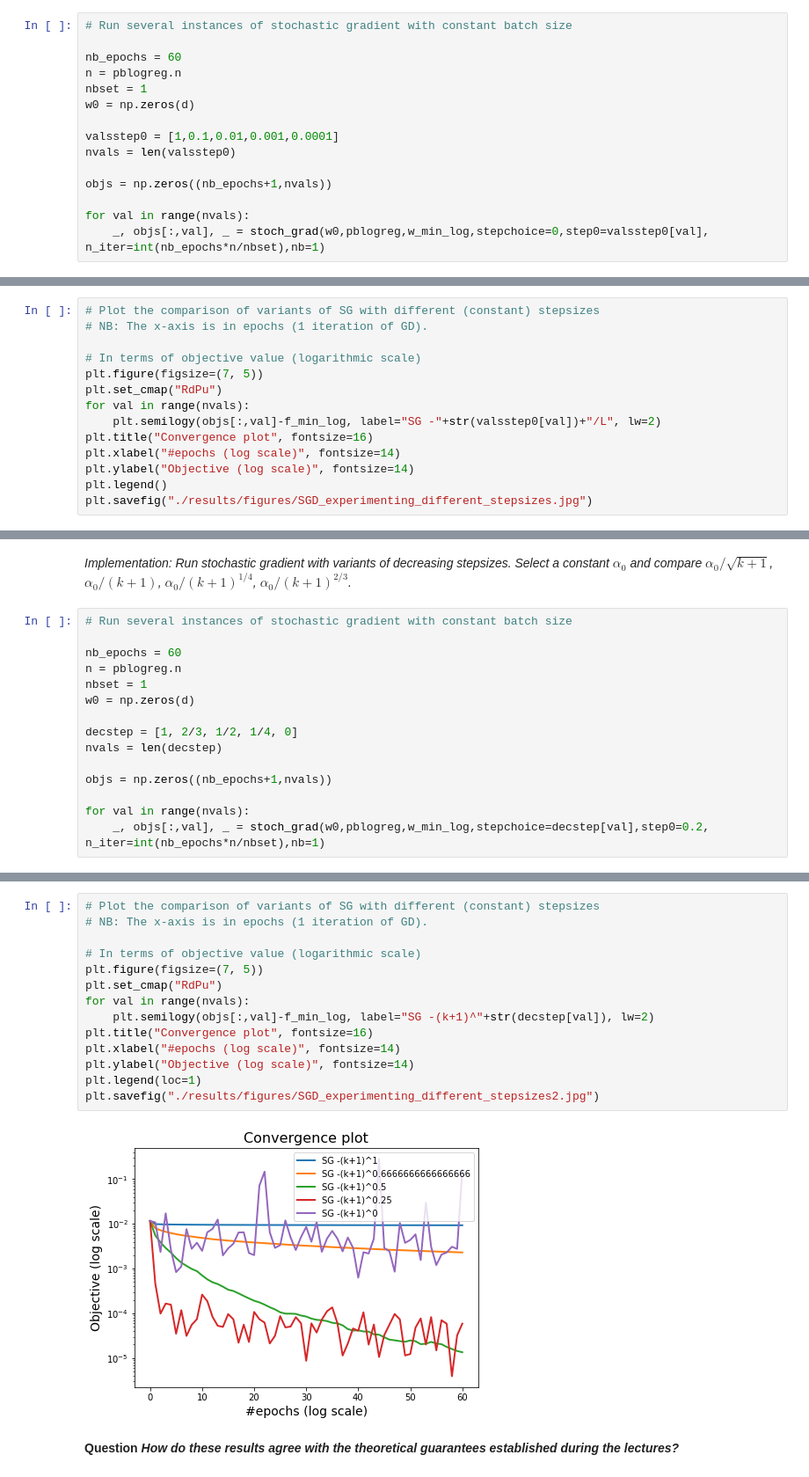
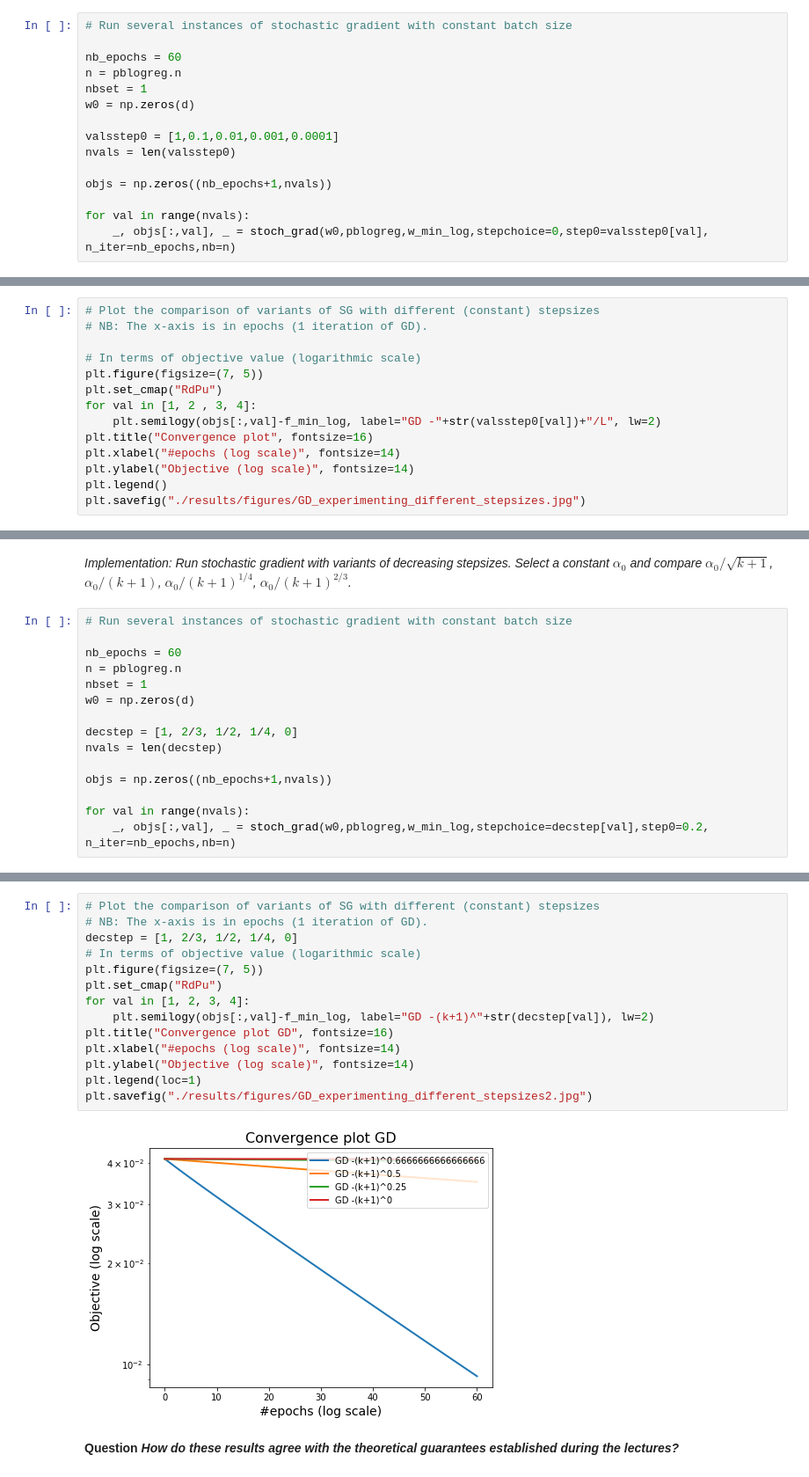
Before and after one commit to rsena-felipe/optimization_project, a Jupyter notebook: SG01.ipynb, the cells around one changed output, grey strips where cells are left out. Shown at 88% size. Saved outputs shown, nothing was run; the diff lists cells and outputs as text.

```diff
--- a/SG01.ipynb
+++ b/SG01.ipynb
@@ -557,5 +556,5 @@ nvals = len(valsstep0)
 objs = np.zeros((nb_epochs+1,nvals))
 
 for val in range(nvals):
-    _, objs[:,val], _ = stoch_grad(w0,pblogreg,w_min_log,stepchoice=0,step0=valsstep0[val], n_iter=int(nb_epochs*n/nbset),nb=1)
+    _, objs[:,val], _ = stoch_grad(w0,pblogreg,w_min_log,stepchoice=0,step0=valsstep0[val], n_iter=nb_epochs,nb=n)
 # %% [output]
@@ -583,11 +582,11 @@ Stochastic Gradient, batch size= 1 / 10000
 # In terms of objective value (logarithmic scale)
 plt.figure(figsize=(7, 5))
 plt.set_cmap("RdPu")
-for val in range(nvals):
-    plt.semilogy(objs[:,val]-f_min_log, label="SG -"+str(valsstep0[val])+"/L", lw=2)
+for val in [1, 2 , 3, 4]:
+    plt.semilogy(objs[:,val]-f_min_log, label="GD -"+str(valsstep0[val])+"/L", lw=2)
 plt.title("Convergence plot", fontsize=16)
 plt.xlabel("#epochs (log scale)", fontsize=14)
 plt.ylabel("Objective (log scale)", fontsize=14)
 plt.legend()
-plt.savefig("./results/figures/SGD_experimenting_different_stepsizes.jpg")
+plt.savefig("./results/figures/GD_experimenting_different_stepsizes.jpg")
 # %% [output]
@@ -609,5 +608,5 @@ nvals = len(decstep)
 objs = np.zeros((nb_epochs+1,nvals))
 
 for val in range(nvals):
-    _, objs[:,val], _ = stoch_grad(w0,pblogreg,w_min_log,stepchoice=decstep[val],step0=0.2, n_iter=int(nb_epochs*n/nbset),nb=1)
+    _, objs[:,val], _ = stoch_grad(w0,pblogreg,w_min_log,stepchoice=decstep[val],step0=0.2, n_iter=nb_epochs,nb=n)
 # %% [output]
@@ -631,19 +630,19 @@ Stochastic Gradient, batch size= 1 / 1000
 # %%
 # Plot the comparison of variants of SG with different (constant) stepsizes
 # NB: The x-axis is in epochs (1 iteration of GD).
-
+decstep = [1, 2/3, 1/2, 1/4, 0]
 # In terms of objective value (logarithmic scale)
 plt.figure(figsize=(7, 5))
 plt.set_cmap("RdPu")
-for val in range(nvals):
-    plt.semilogy(objs[:,val]-f_min_log, label="SG -(k+1)^"+str(decstep[val]), lw=2)
-plt.title("Convergence plot", fontsize=16)
+for val in [1, 2, 3, 4]:
+    plt.semilogy(objs[:,val]-f_min_log, label="GD -(k+1)^"+str(decstep[val]), lw=2)
+plt.title("Convergence plot GD", fontsize=16)
 plt.xlabel("#epochs (log scale)", fontsize=14)
 plt.ylabel("Objective (log scale)", fontsize=14)
 plt.legend(loc=1)
-plt.savefig("./results/figures/SGD_experimenting_different_stepsizes2.jpg")
+plt.savefig("./results/figures/GD_experimenting_different_stepsizes2.jpg")
 # %% [output]
-[figure, old version]
+[figure, new version]
 # %% [markdown]
 **Question** ***How do these results agree with the theoretical guarantees established during the lectures?***
 # %% [markdown]
```
Also changed, not shown: parts of 17 cells of this notebook, 30 other files.
